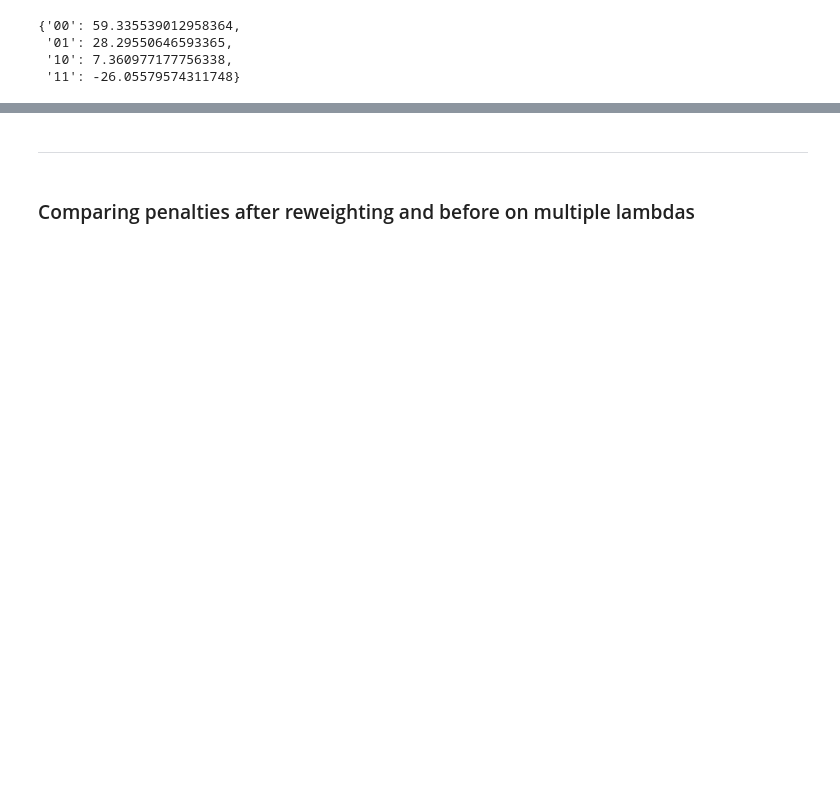
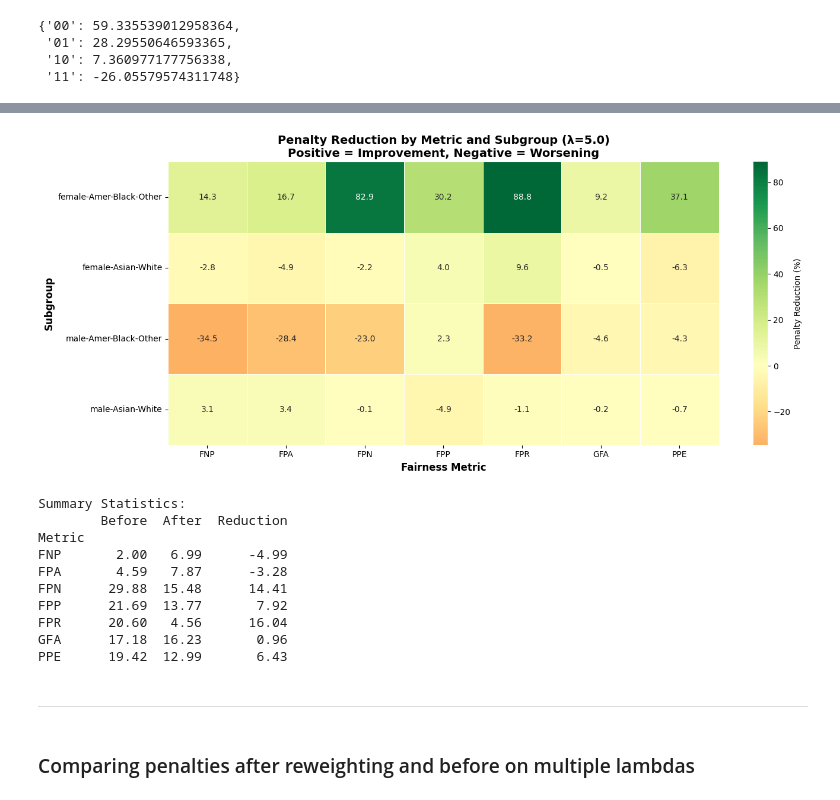
Before and after one commit to rolss/Fairness-in-data, a Jupyter notebook: Reweight_Census_BINARY tests validation.ipynb, the cells around one changed output, grey strips where cells are left out. Cells and saved outputs as stored; diff of their text form; code cells hidden in the pictures; blank space fills up the shorter version.

```diff
--- a/Reweight_Census_BINARY tests validation.ipynb
+++ b/Reweight_Census_BINARY tests validation.ipynb
@@ -740,3 +1104,61 @@ penalties_across_metrics['PPE'][sensible_attribute]
+# %%
+# Alternative visualization: Summary heatmap showing penalty reduction
+import pandas as pd
+import seaborn as sns
+
+# Create a summary dataframe
+summary_data = []
+for metric in fair_metrics:
+    for group in subgroups:
+        penalty_before = penalties_ontest_harmonic[metric][0].get(group, 0)
+        penalty_after = penalties_after_reweighting[metric].get(group, 0)
+        reduction = penalty_before - penalty_after
+
+        # Decode group
+        sex_code = group[0]
+        race_code = group[1]
+        sex_label = mapping['sex'][int(sex_code)]
+        race_label = mapping['race'][int(race_code)]
+        group_label = f"{sex_label}-{race_label}"
+
+        summary_data.append({
+            'Metric': metric,
+            'Subgroup': group_label,
+            'Before': penalty_before,
+            'After': penalty_after,
+            'Reduction': reduction
+        })
+
+df_summary = pd.DataFrame(summary_data)
+
+# Create pivot table for heatmap
+pivot_reduction = df_summary.pivot(index='Subgroup', columns='Metric', values='Reduction')
+
+# Plot heatmap
+plt.figure(figsize=(14, 6))
+sns.heatmap(pivot_reduction, annot=True, fmt='.1f', cmap='RdYlGn', center=0,
+            cbar_kws={'label': 'Penalty Reduction (%)'}, linewidths=0.5)
+plt.title('Penalty Reduction by Metric and Subgroup (λ=5.0)\nPositive = Improvement, Negative = Worsening',
+          fontsize=14, fontweight='bold')
+plt.xlabel('Fairness Metric', fontsize=12, fontweight='bold')
+plt.ylabel('Subgroup', fontsize=12, fontweight='bold')
+plt.tight_layout()
+plt.show()
+
+print("\nSummary Statistics:")
+print(df_summary.groupby('Metric')[['Before', 'After', 'Reduction']].mean().round(2))
+# %% [output]
+[figure, added]
+Summary Statistics:
+        Before  After  Reduction
+Metric
+FNP       2.00   6.99      -4.99
+FPA       4.59   7.87      -3.28
+FPN      29.88  15.48      14.41
+FPP      21.69  13.77       7.92
+FPR      20.60   4.56      16.04
+GFA      17.18  16.23       0.96
+PPE      19.42  12.99       6.43
 # %% [markdown]
 ---
 # %% [markdown]
```
Also changed, not shown: parts of 48 cells of this notebook.
